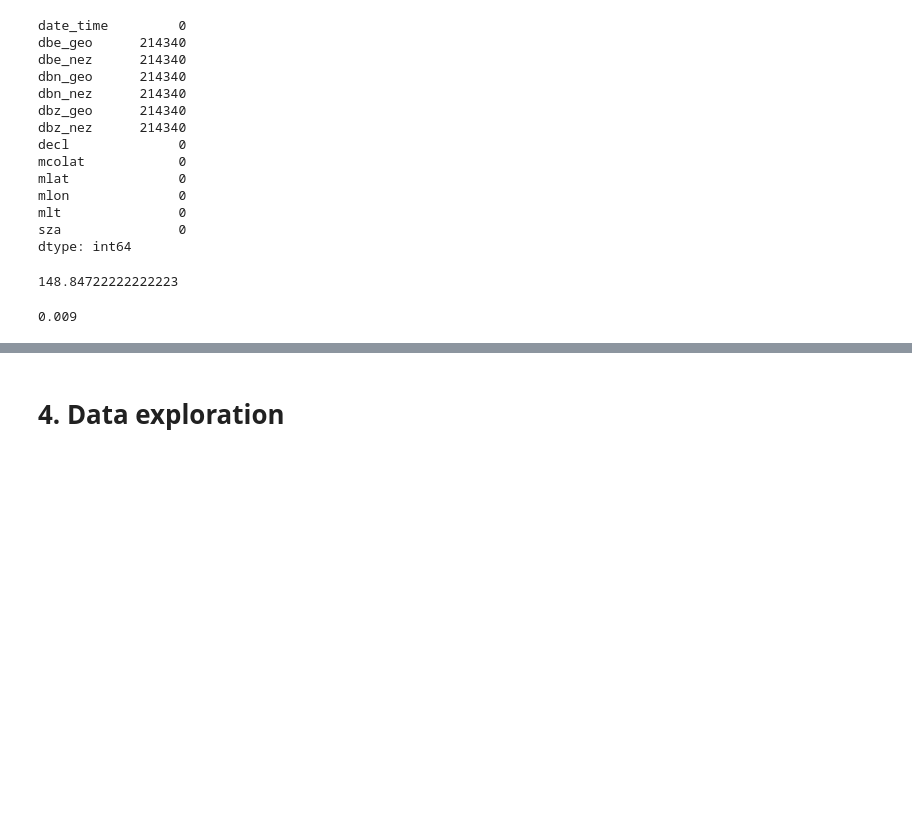
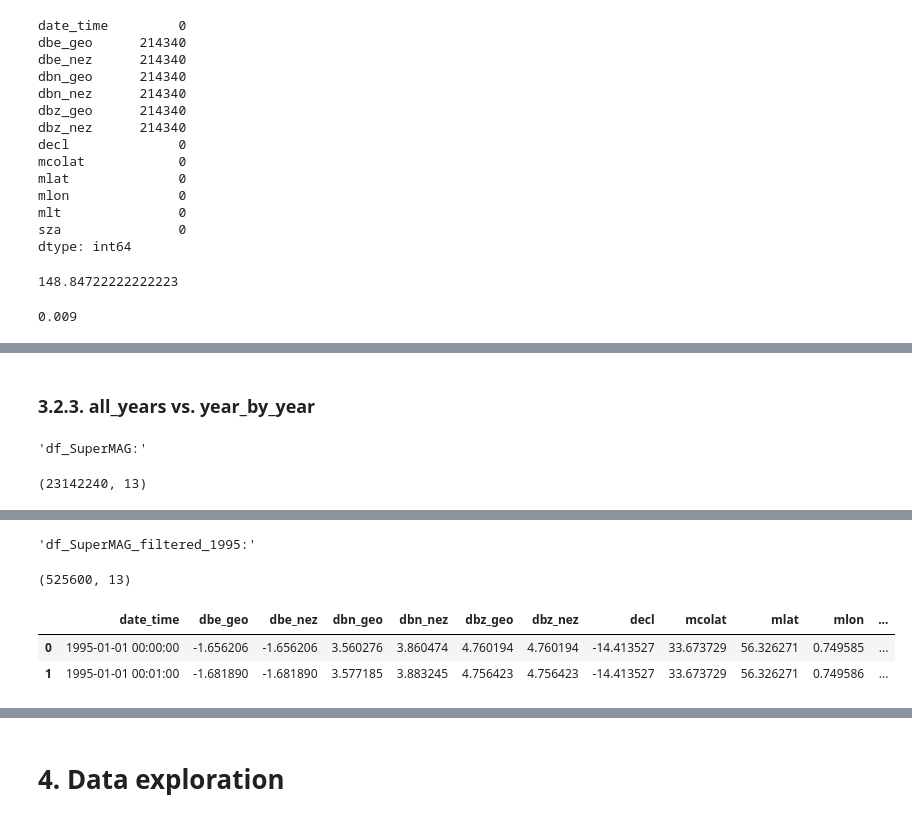
Before and after one commit to Alireza-Motazedian/GIC__Geomagnetic_Induced_Current, a Jupyter notebook: 2. Code/GIC Data Exploration.ipynb, the cells around one changed output, grey strips where cells are left out. Saved outputs shown, nothing was run; the diff lists cells and outputs as text; code cells hidden in the pictures; blank space fills up the shorter version.

```diff
--- a/2. Code/GIC Data Exploration.ipynb
+++ b/2. Code/GIC Data Exploration.ipynb
@@ -355,0 +589,12 @@ round(214340 / 23142240, 3)
+# %% [markdown]
+### 3.2.3. all_years vs. year_by_year
+# %%
+# We already have the all years data
+filename_SuperMAG_all_years = "SuperMAG_1978-2021.parq.gzip"
+df_SuperMAG = pd.read_parquet(os.path.join(path1, filename_SuperMAG_all_years)) ; display("df_SuperMAG:", df_SuperMAG.shape, df_SuperMAG.head(2)) ; print()
+# We filter all year data for 1995
+condition1 = (df_SuperMAG['date_time'].dt.year == 1995)
+df_SuperMAG_filtered_1995 = df_SuperMAG.loc[condition1, :].reset_index(drop=True) ; display("df_SuperMAG_filtered_1995:", df_SuperMAG_filtered_1995.shape, df_SuperMAG_filtered_1995.head(2)) ; print()
+# %% [output]
+'df_SuperMAG:'
+(23142240, 13)
@@ -355,0 +604,5 @@ round(214340 / 23142240, 3)
+'df_SuperMAG_filtered_1995:'
+(525600, 13)
+|  | date_time | dbe_geo | dbe_nez | dbn_geo | dbn_nez | dbz_geo | dbz_nez | decl | mcolat | mlat | mlon | ... |
+| 0 | 1995-01-01 00:00:00 | -1.656206 | -1.656206 | 3.560276 | 3.860474 | 4.760194 | 4.760194 | -14.413527 | 33.673729 | 56.326271 | 0.749585 | ... |
+| 1 | 1995-01-01 00:01:00 | -1.681890 | -1.681890 | 3.577185 | 3.883245 | 4.756423 | 4.756423 | -14.413527 | 33.673729 | 56.326271 | 0.749586 | ... |
```
Also changed, not shown: parts of 16 cells of this notebook, 6 other files.
